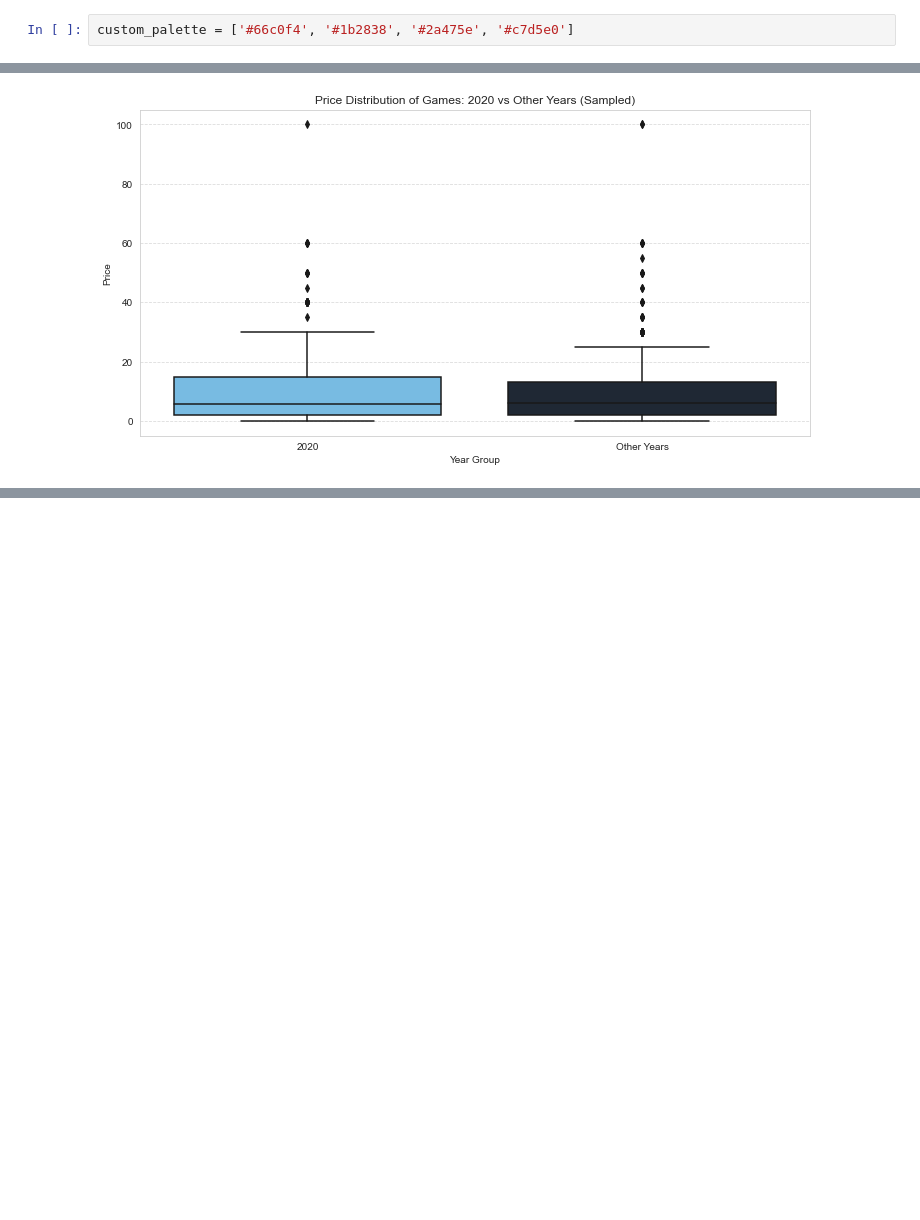
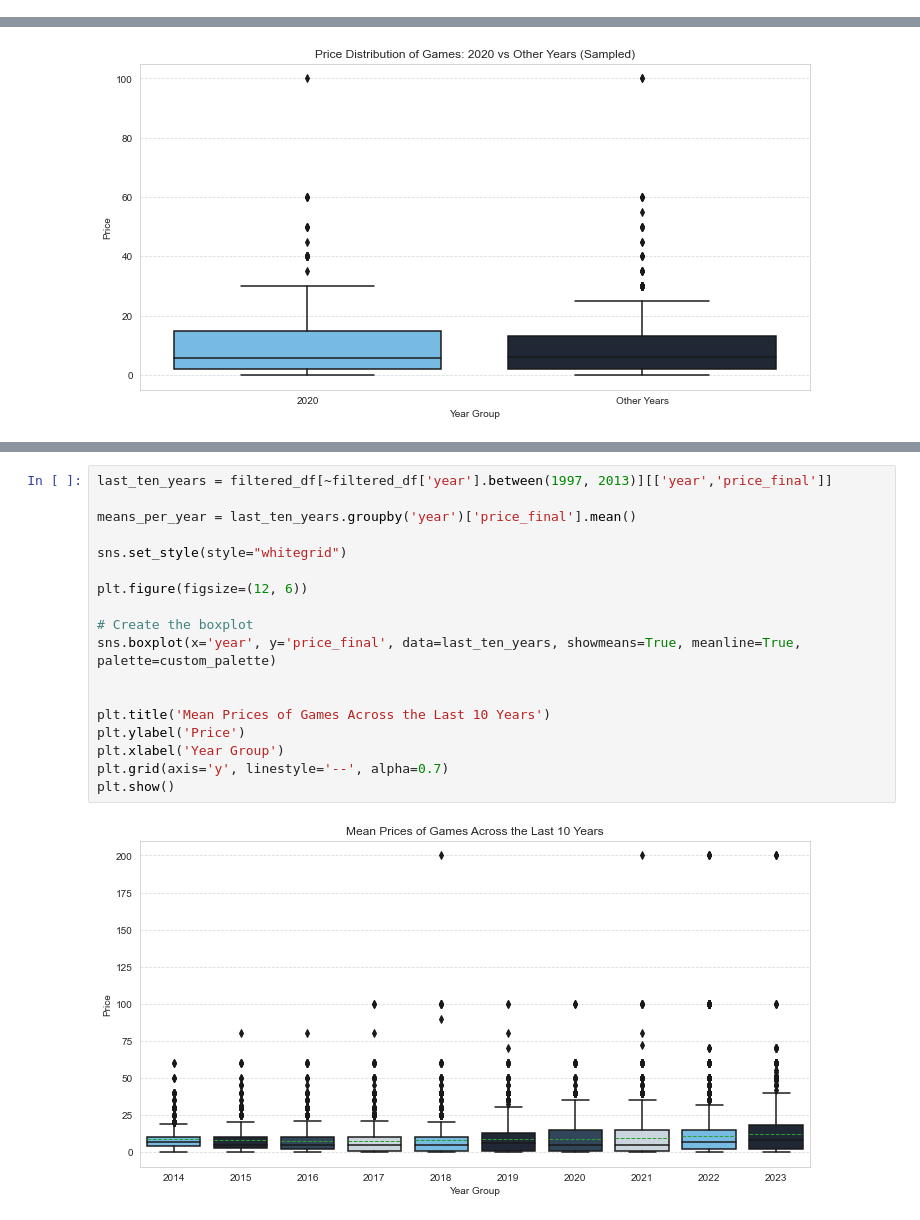
Before and after one commit to dmm4613/steam-games-eda, a Jupyter notebook: steam-eda.ipynb, the cells around one changed output, grey strips where cells are left out. Cells and saved outputs as stored; diff of their text form; blank space fills up the shorter version.

```diff
--- a/steam-eda.ipynb
+++ b/steam-eda.ipynb
@@ -126,2 +97,0 @@ df_os
-# %%
-custom_palette = ['#66c0f4', '#1b2838', '#2a475e', '#c7d5e0']
@@ -725,0 +693,20 @@ plt.show()
+# %%
+last_ten_years = filtered_df[~filtered_df['year'].between(1997, 2013)][['year','price_final']]
+
+means_per_year = last_ten_years.groupby('year')['price_final'].mean()
+
+sns.set_style(style="whitegrid")
+
+plt.figure(figsize=(12, 6))
+
+# Create the boxplot
+sns.boxplot(x='year', y='price_final', data=last_ten_years, showmeans=True, meanline=True, palette=custom_palette)
+
+
+plt.title('Mean Prices of Games Across the Last 10 Years')
+plt.ylabel('Price')
+plt.xlabel('Year Group')
+plt.grid(axis='y', linestyle='--', alpha=0.7)
+plt.show()
+# %% [output]
+[figure, added]
```
Also changed, not shown: parts of 24 cells of this notebook.
